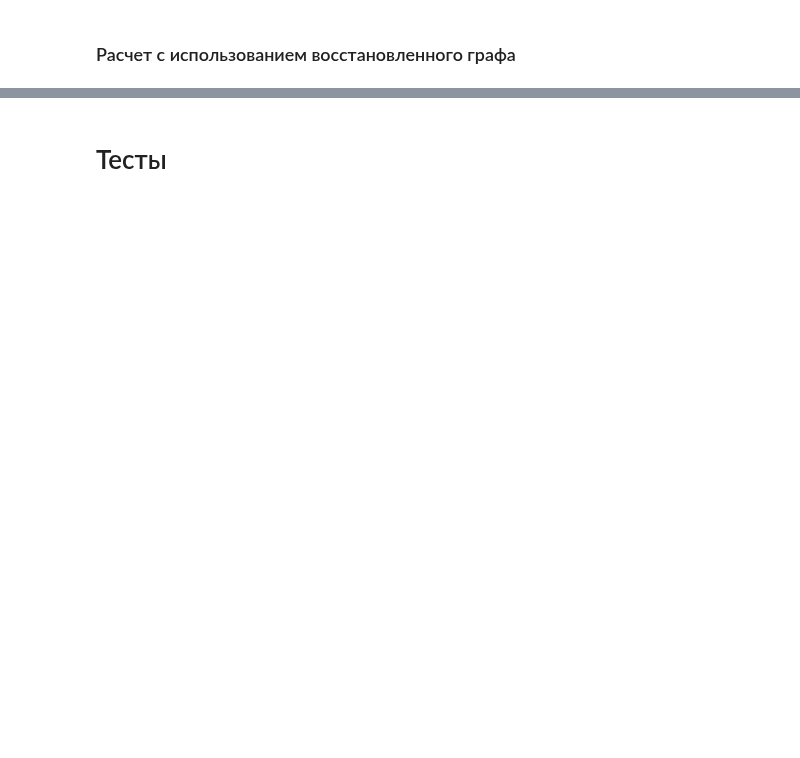
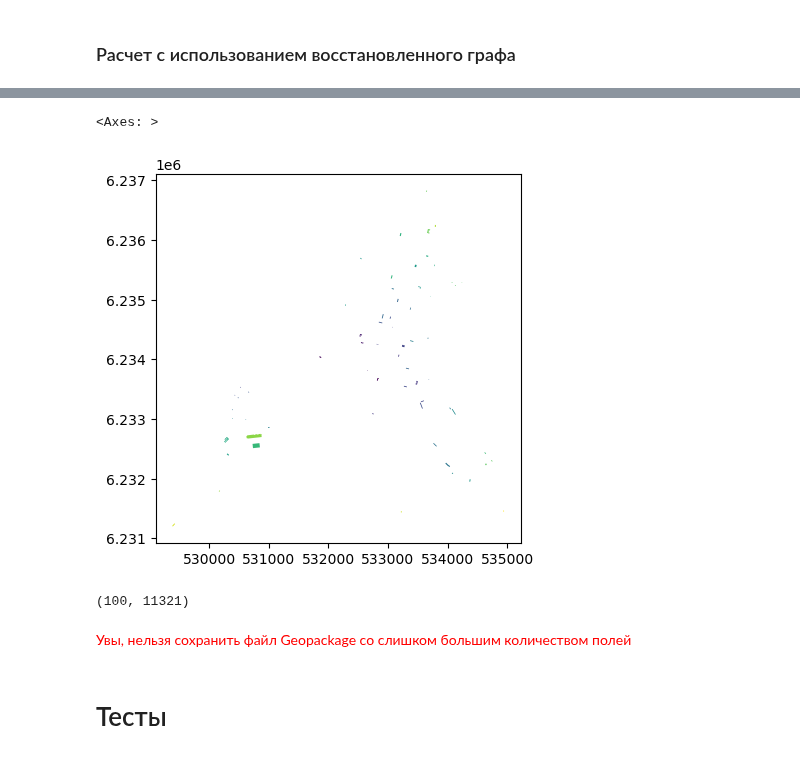
Before and after one commit to Obsidian-pb/genesis, a Jupyter notebook: work/genesis/qgis_test.ipynb, the cells around one changed output, grey strips where cells are left out. Cells and saved outputs as stored; diff of their text form; code cells hidden in the pictures; blank space fills up the shorter version.

```diff
--- a/work/genesis/qgis_test.ipynb
+++ b/work/genesis/qgis_test.ipynb
@@ -374,0 +490,5 @@ plot_map(bounds, ox.projection.project_gdf(g_nodes, to_latlong=True), best_nodes
+# %%
+target_layer_gdf[[290699819, 'geometry']].plot(column=290699819)
+# %% [output]
+<Axes: >
+[figure, added]
@@ -375,3 +501,9 @@ plot_map(bounds, ox.projection.project_gdf(g_nodes, to_latlong=True), best_nodes
+# %%
+target_layer_gdf.shape
+# %% [output]
+(100, 11321)
+# %% [markdown]
+<span style="color:red">Увы, нельзя сохранить файл Geopackage со слишком большим количеством полей</span>
 # %% [markdown]
 # Тесты
 # %%
```
Also changed, not shown: parts of 16 cells of this notebook, 1 other file.
